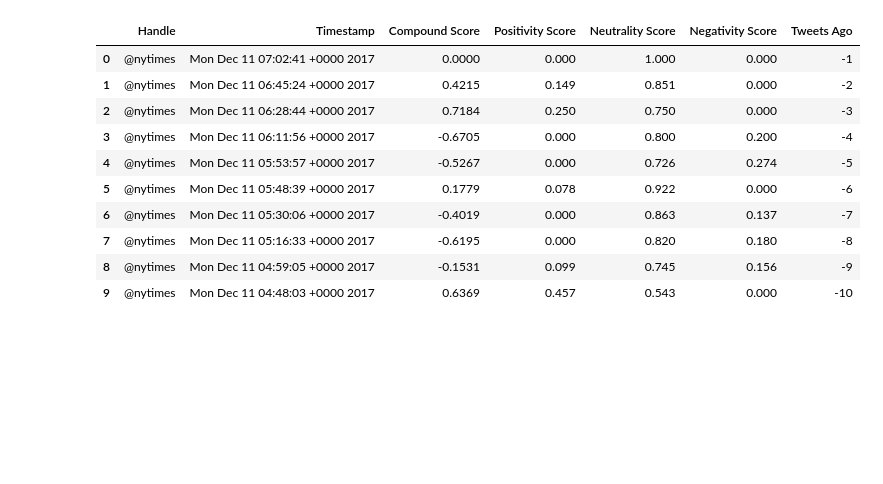
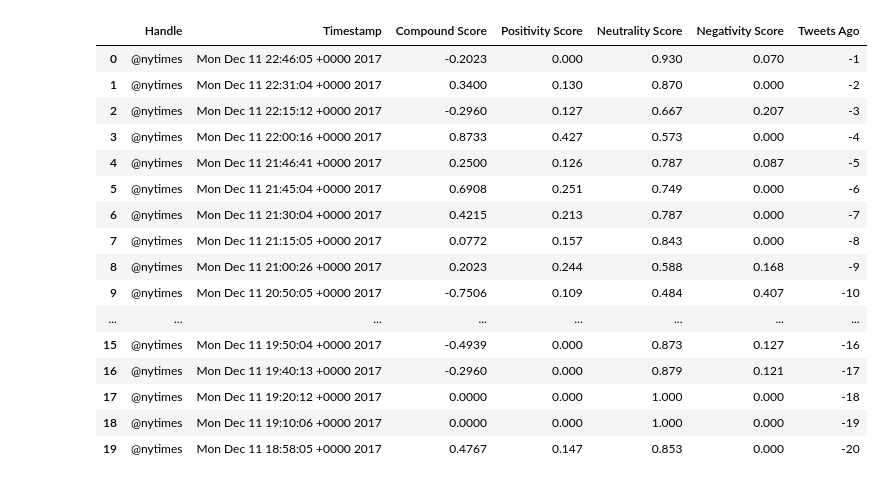
Before and after one commit to Kevinxy00/Python_Twitter_Sentiments, a Jupyter notebook: main-News_Mood.ipynb, the cells around one changed output. Cells and saved outputs as stored; diff of their text form; code cells hidden in the pictures; blank space fills up the shorter version.

```diff
--- a/main-News_Mood.ipynb
+++ b/main-News_Mood.ipynb
@@ -39,6 +39,7 @@ newsMood_df = pd.DataFrame(columns = ['Handle', 'Compound Score', 'Positivity Sc
                                       'Neutrality Score', 'Negativity Score'])
 
 #loop through target users and get 100 most recent tweets from each
+    #note: rate limit seems to be 900 requests every 15 mins
 for user in target:
     user_ls = []
     compound_ls = []
@@ -49,8 +50,8 @@ for user in target:
     tweetsAgo_ls = [] # ranking of the latest tweet ( == the latest, 100 == 100th tweet in the past)
     counter = 0
 
-    #test using 10 tweets first
-    publicTweets = api.user_timeline(user, count=10, result_type="recent")
+    #test using 5 tweets first
+    publicTweets = api.user_timeline(user, count=100, result_type="recent")
         #Should be sorted by latest tweets
 
     # loop through each tweet for a user
@@ -64,44 +65,50 @@ for user in target:
         time = tweet._json['created_at']
         #counter decrease by one
         counter -= 1
 
         # Add each value to the appropriate list
         #list of just the current user
         user_ls.append(user)
         compound_ls.append(compound)
         pos_ls.append(pos)
         neu_ls.append(neu)
         neg_ls.append(neg)
         time_ls.append(time)
         tweetsAgo_ls.append(counter)
 
     # Create temporary dataframe to store those values
     df = pd.DataFrame()
     df['Handle'] = user_ls
     df['Timestamp'] = time_ls
     df['Compound Score'] = compound_ls
     df['Positivity Score'] = pos_ls
     df['Neutrality Score'] = neu_ls
     df['Negativity Score'] = neg_ls
     df['Tweets Ago'] = tweetsAgo_ls
 
     #append temp df to end of newsMood_df
     newsMood_df = newsMood_df.append(df)
 
 
-df
+df.head(20)
 # %% [output]
 |  | Handle | Timestamp | Compound Score | Positivity Score | Neutrality Score | Negativity Score | Tweets Ago |
-| 0 | @nytimes | Mon Dec 11 07:02:41 +0000 2017 | 0.0000 | 0.000 | 1.000 | 0.000 | -1 |
-| 1 | @nytimes | Mon Dec 11 06:45:24 +0000 2017 | 0.4215 | 0.149 | 0.851 | 0.000 | -2 |
-| 2 | @nytimes | Mon Dec 11 06:28:44 +0000 2017 | 0.7184 | 0.250 | 0.750 | 0.000 | -3 |
-| 3 | @nytimes | Mon Dec 11 06:11:56 +0000 2017 | -0.6705 | 0.000 | 0.800 | 0.200 | -4 |
-| 4 | @nytimes | Mon Dec 11 05:53:57 +0000 2017 | -0.5267 | 0.000 | 0.726 | 0.274 | -5 |
-| 5 | @nytimes | Mon Dec 11 05:48:39 +0000 2017 | 0.1779 | 0.078 | 0.922 | 0.000 | -6 |
-| 6 | @nytimes | Mon Dec 11 05:30:06 +0000 2017 | -0.4019 | 0.000 | 0.863 | 0.137 | -7 |
-| 7 | @nytimes | Mon Dec 11 05:16:33 +0000 2017 | -0.6195 | 0.000 | 0.820 | 0.180 | -8 |
-| 8 | @nytimes | Mon Dec 11 04:59:05 +0000 2017 | -0.1531 | 0.099 | 0.745 | 0.156 | -9 |
-| 9 | @nytimes | Mon Dec 11 04:48:03 +0000 2017 | 0.6369 | 0.457 | 0.543 | 0.000 | -10 |
+| 0 | @nytimes | Mon Dec 11 22:46:05 +0000 2017 | -0.2023 | 0.000 | 0.930 | 0.070 | -1 |
+| 1 | @nytimes | Mon Dec 11 22:31:04 +0000 2017 | 0.3400 | 0.130 | 0.870 | 0.000 | -2 |
+| 2 | @nytimes | Mon Dec 11 22:15:12 +0000 2017 | -0.2960 | 0.127 | 0.667 | 0.207 | -3 |
+| 3 | @nytimes | Mon Dec 11 22:00:16 +0000 2017 | 0.8733 | 0.427 | 0.573 | 0.000 | -4 |
+| 4 | @nytimes | Mon Dec 11 21:46:41 +0000 2017 | 0.2500 | 0.126 | 0.787 | 0.087 | -5 |
+| 5 | @nytimes | Mon Dec 11 21:45:04 +0000 2017 | 0.6908 | 0.251 | 0.749 | 0.000 | -6 |
+| 6 | @nytimes | Mon Dec 11 21:30:04 +0000 2017 | 0.4215 | 0.213 | 0.787 | 0.000 | -7 |
+| 7 | @nytimes | Mon Dec 11 21:15:05 +0000 2017 | 0.0772 | 0.157 | 0.843 | 0.000 | -8 |
+| 8 | @nytimes | Mon Dec 11 21:00:26 +0000 2017 | 0.2023 | 0.244 | 0.588 | 0.168 | -9 |
+| 9 | @nytimes | Mon Dec 11 20:50:05 +0000 2017 | -0.7506 | 0.109 | 0.484 | 0.407 | -10 |
+| ... | ... | ... | ... | ... | ... | ... | ... |
+| 15 | @nytimes | Mon Dec 11 19:50:04 +0000 2017 | -0.4939 | 0.000 | 0.873 | 0.127 | -16 |
+| 16 | @nytimes | Mon Dec 11 19:40:13 +0000 2017 | -0.2960 | 0.000 | 0.879 | 0.121 | -17 |
+| 17 | @nytimes | Mon Dec 11 19:20:12 +0000 2017 | 0.0000 | 0.000 | 1.000 | 0.000 | -18 |
+| 18 | @nytimes | Mon Dec 11 19:10:06 +0000 2017 | 0.0000 | 0.000 | 1.000 | 0.000 | -19 |
+| 19 | @nytimes | Mon Dec 11 18:58:05 +0000 2017 | 0.4767 | 0.147 | 0.853 | 0.000 | -20 |
 # %%
 #data massage newsMood_df
 
```
Also changed, not shown: parts of 5 cells of this notebook, 10 other files.
